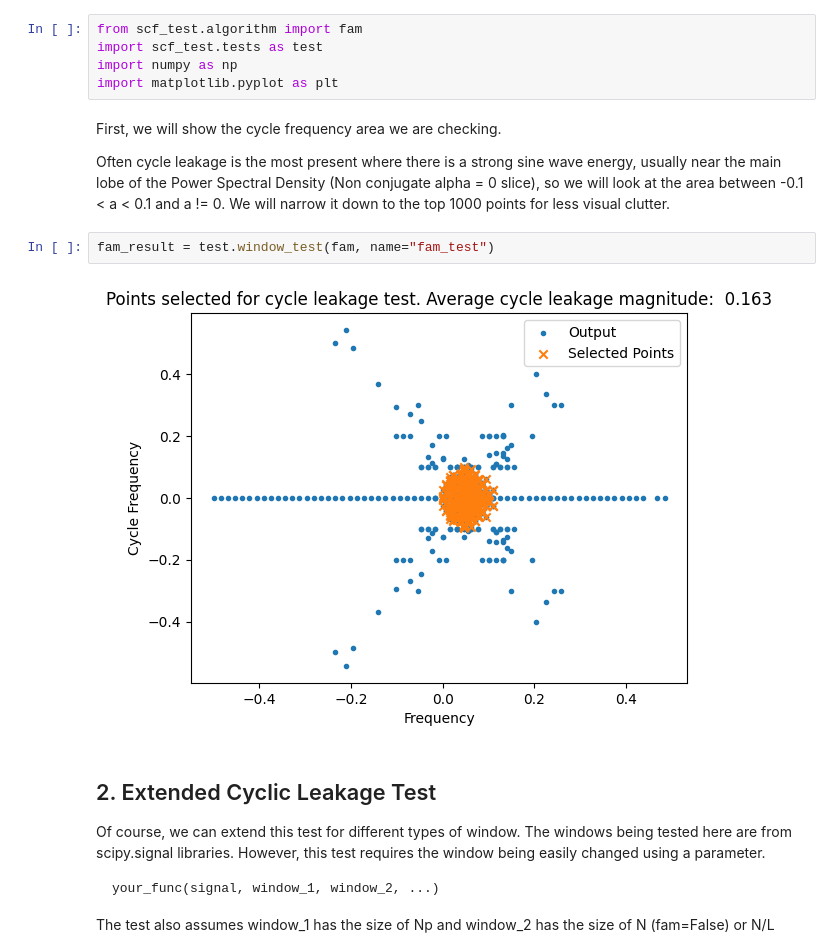
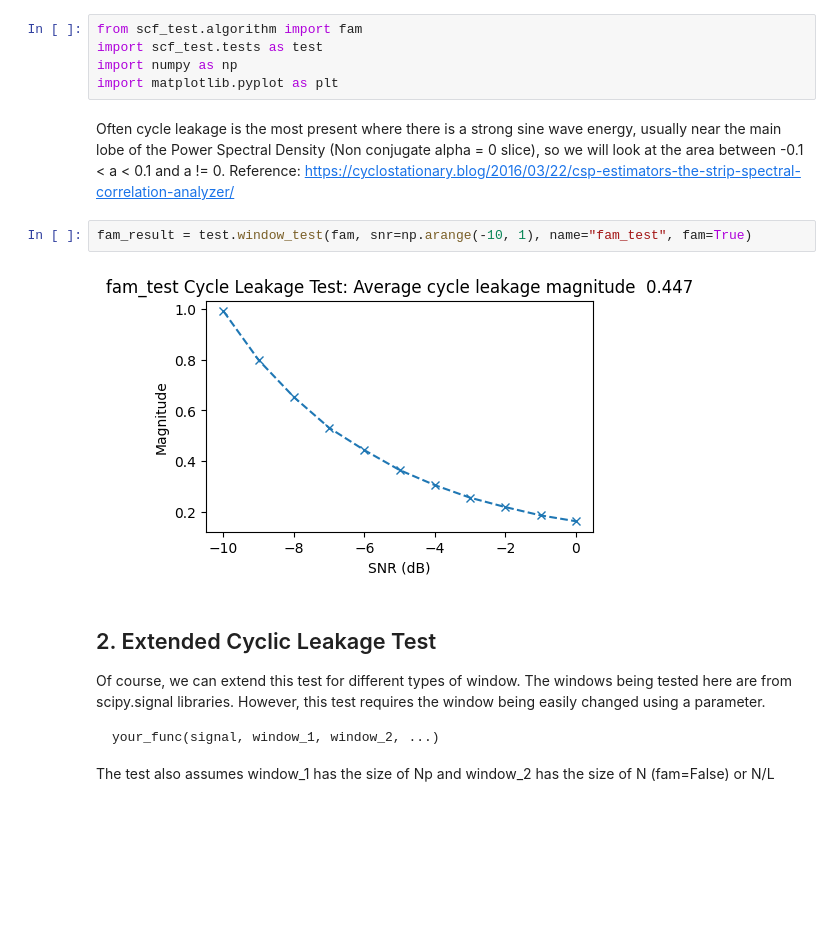
Before and after one commit to SuperStupidness/Spectral_Correlation_Estimation_Test, a Jupyter notebook: cycle_leakage_test_example.ipynb, the cells around one changed output. Saved outputs shown, nothing was run; the diff lists cells and outputs as text; blank space fills up the shorter version.

```diff
--- a/cycle_leakage_test_example.ipynb
+++ b/cycle_leakage_test_example.ipynb
@@ -30,13 +30,11 @@ import scf_test.tests as test
 import numpy as np
 import matplotlib.pyplot as plt
 # %% [markdown]
-First, we will show the cycle frequency area we are checking.
-
-Often cycle leakage is the most present where there is a strong sine wave energy, usually near the main lobe of the Power Spectral Density (Non conjugate alpha = 0 slice), so we will look at the area between -0.1 < a < 0.1 and a != 0. We will narrow it down to the top 1000 points for less visual clutter.
+Often cycle leakage is the most present where there is a strong sine wave energy, usually near the main lobe of the Power Spectral Density (Non conjugate alpha = 0 slice), so we will look at the area between -0.1 < a < 0.1 and a != 0. Reference: https://cyclostationary.blog/2016/03/22/csp-estimators-the-strip-spectral-correlation-analyzer/
 # %%
-fam_result = test.window_test(fam, name="fam_test")
+fam_result = test.window_test(fam, snr=np.arange(-10, 1), name="fam_test", fam=True)
 # %% [output]
-[figure, old version]
+[figure, new version]
 # %% [markdown]
 ## 2. Extended Cyclic Leakage Test
 
```
Also changed, not shown: 4 other files.
